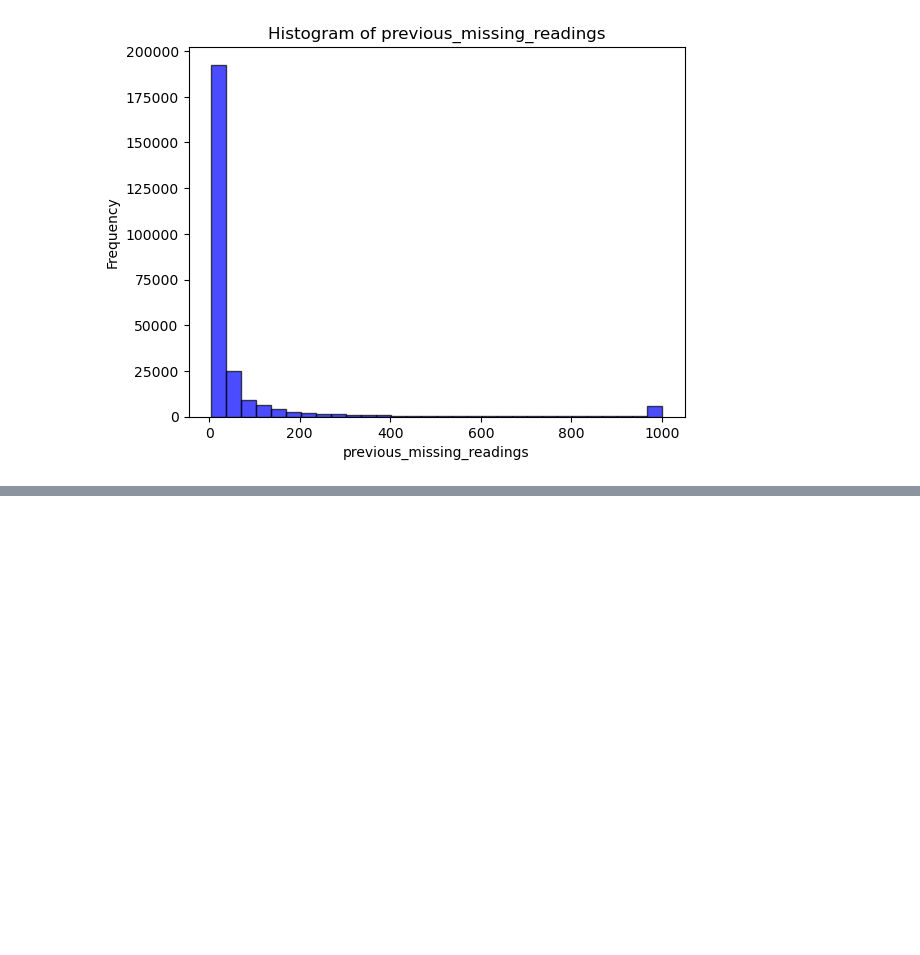
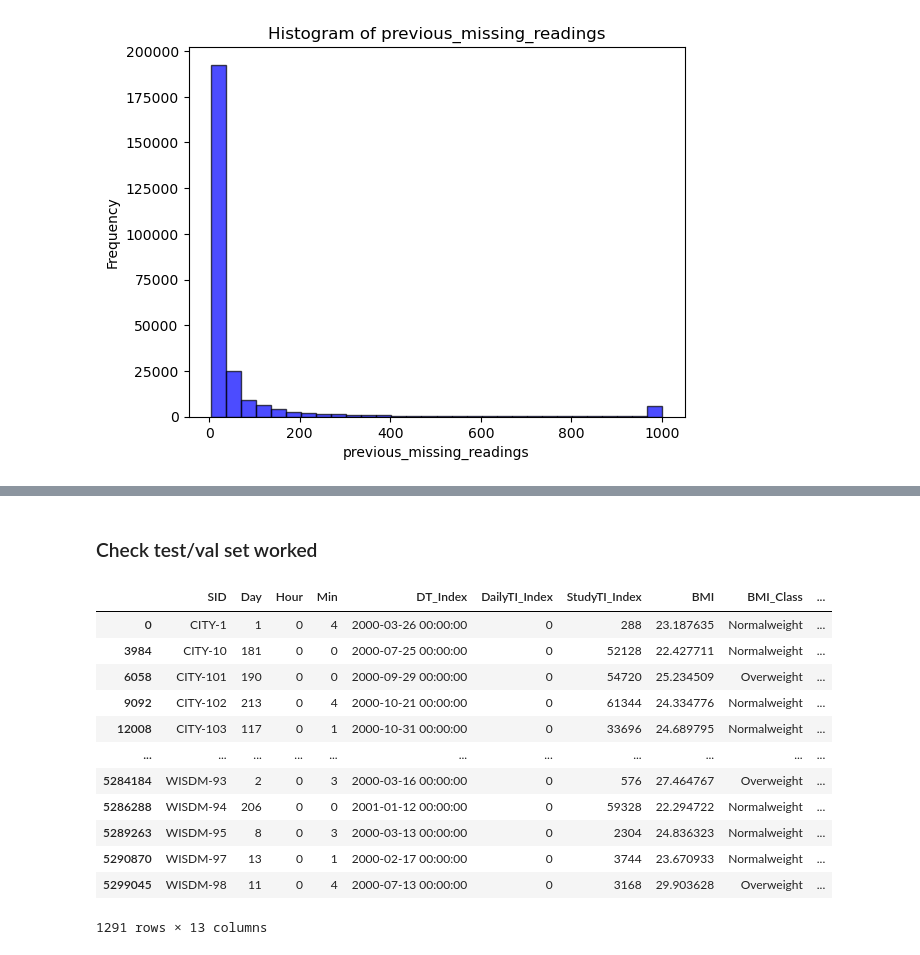
Before and after one commit to sfissel/CGM-Capstone, a Jupyter notebook: EDA/Glucose_Data_Cleaning.ipynb, the cells around one changed output, grey strips where cells are left out. Cells and saved outputs as stored; diff of their text form; code cells hidden in the pictures; blank space fills up the shorter version.

```diff
--- a/EDA/Glucose_Data_Cleaning.ipynb
+++ b/EDA/Glucose_Data_Cleaning.ipynb
@@ -218,0 +303,3 @@ missing_pct_interest.write_csv('./test_weights.csv')
+# %%
+test_set = pd.merge(test_data, test_missing, how = 'left', on = ['SID','Day','DailyTI_Index'])
+test_set = test_set[test_set['filter'].isna()].reset_index(drop = True).copy()
@@ -218,0 +340,39 @@ missing_pct_interest.write_csv('./test_weights.csv')
+# %% [markdown]
+### Check test/val set worked
+# %%
+test_set = pl.from_pandas(test_set)
+# %%
+# sort dataframe by SID and Date_Time
+test_set = test_set.sort(['SID', 'StudyTI_Index'])
+
+# create a previous missing readings column
+df = test_set.with_columns(
+    pl.when(test_set['SID'] == test_set['SID'].shift(1))
+        .then(test_set['StudyTI_Index'] - test_set['StudyTI_Index'].shift(1)-1)
+        .otherwise(None).alias('previous_missing_readings')
+)
+
+# make any missing more than 1000 readings be 1000
+df = df.with_columns(
+    pl.when(df['previous_missing_readings'] >1000)
+        .then(1000)
+        .otherwise(df['previous_missing_readings']).alias('previous_missing_readings')
+)
+# %%
+df = df.to_pandas()
+# %%
+df[df['previous_missing_readings'].isna()]
+# %% [output]
+|  | SID | Day | Hour | Min | DT_Index | DailyTI_Index | StudyTI_Index | BMI | BMI_Class | ... |
+| 0 | CITY-1 | 1 | 0 | 4 | 2000-03-26 00:00:00 | 0 | 288 | 23.187635 | Normalweight | ... |
+| 3984 | CITY-10 | 181 | 0 | 0 | 2000-07-25 00:00:00 | 0 | 52128 | 22.427711 | Normalweight | ... |
+| 6058 | CITY-101 | 190 | 0 | 0 | 2000-09-29 00:00:00 | 0 | 54720 | 25.234509 | Overweight | ... |
+| 9092 | CITY-102 | 213 | 0 | 4 | 2000-10-21 00:00:00 | 0 | 61344 | 24.334776 | Normalweight | ... |
+| 12008 | CITY-103 | 117 | 0 | 1 | 2000-10-31 00:00:00 | 0 | 33696 | 24.689795 | Normalweight | ... |
+| ... | ... | ... | ... | ... | ... | ... | ... | ... | ... | ... |
+| 5284184 | WISDM-93 | 2 | 0 | 3 | 2000-03-16 00:00:00 | 0 | 576 | 27.464767 | Overweight | ... |
+| 5286288 | WISDM-94 | 206 | 0 | 0 | 2001-01-12 00:00:00 | 0 | 59328 | 22.294722 | Normalweight | ... |
+| 5289263 | WISDM-95 | 8 | 0 | 3 | 2000-03-13 00:00:00 | 0 | 2304 | 24.836323 | Normalweight | ... |
+| 5290870 | WISDM-97 | 13 | 0 | 1 | 2000-02-17 00:00:00 | 0 | 3744 | 23.670933 | Normalweight | ... |
+| 5299045 | WISDM-98 | 11 | 0 | 4 | 2000-07-13 00:00:00 | 0 | 3168 | 29.903628 | Overweight | ... |
+1291 rows × 13 columns
```
Also changed, not shown: parts of 44 cells of this notebook.
